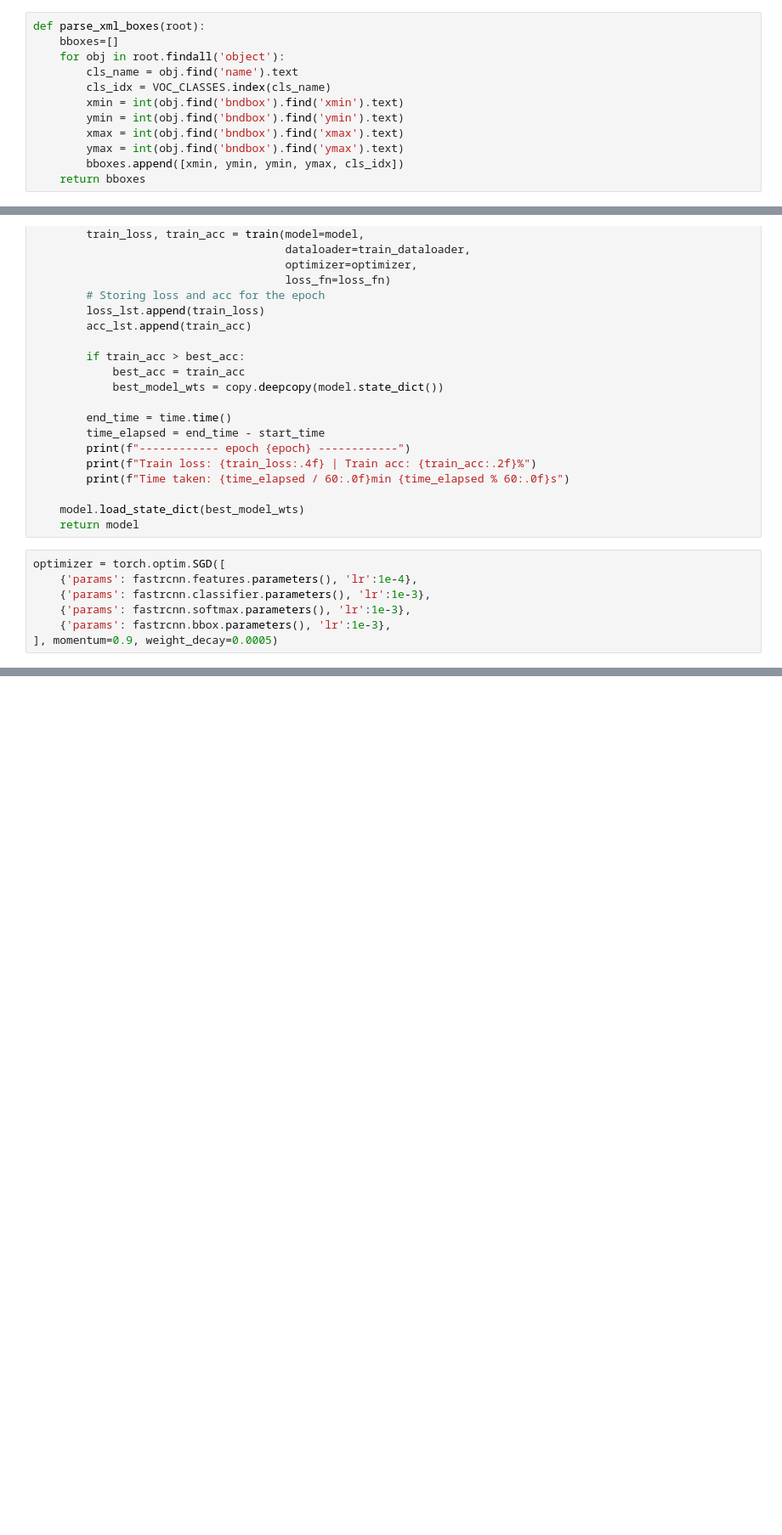
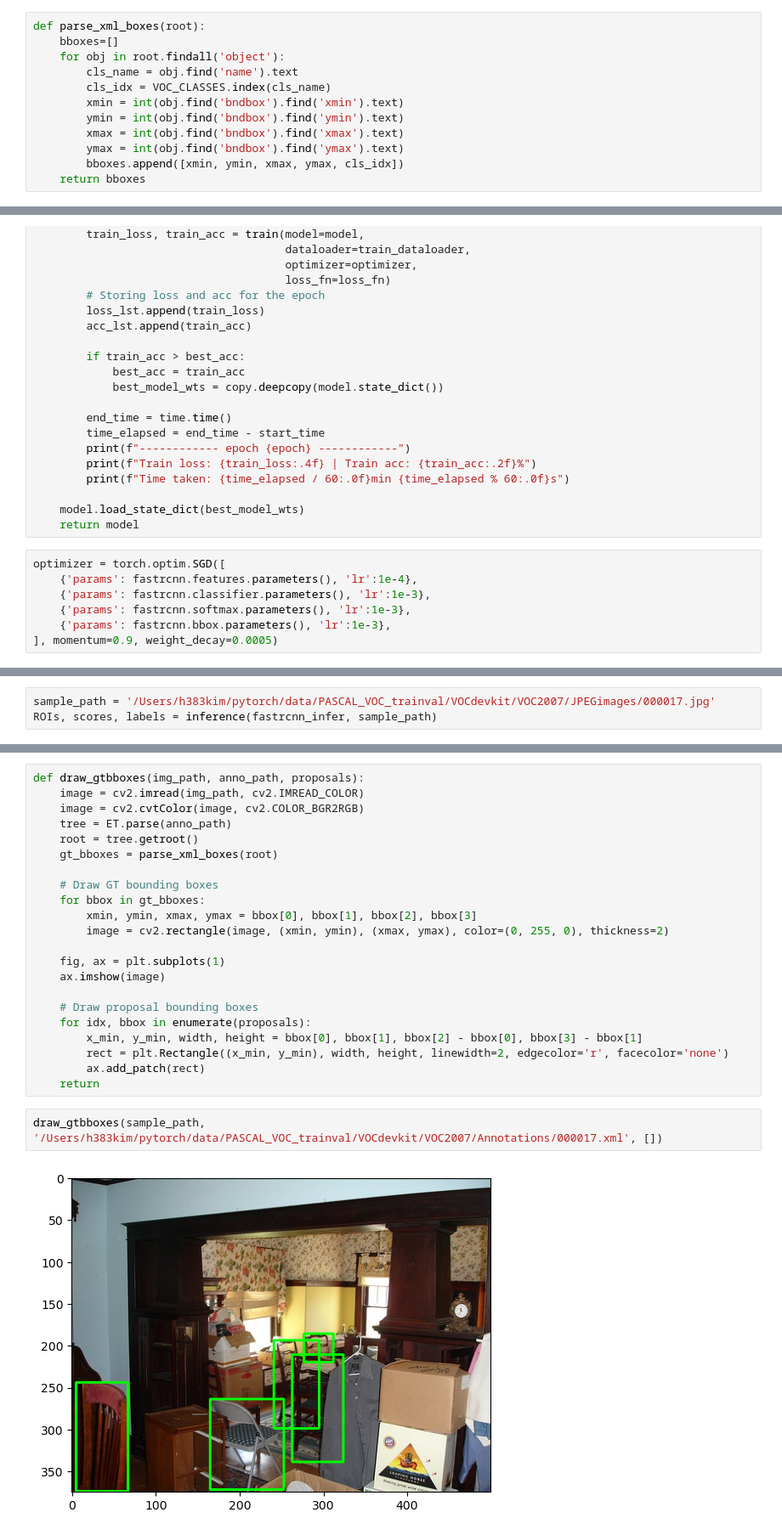
Before and after one commit to h383kim/Fast-R-CNN, a Jupyter notebook: Fast R-CNN.ipynb, the cells around one changed output, grey strips where cells are left out. Shown at 85% size. Cells and saved outputs as stored; diff of their text form; blank space fills up the shorter version.

Commit message:
Training fix(parse_xml_boxes typo) + Inference Initial

```diff
--- a/Fast R-CNN.ipynb
+++ b/Fast R-CNN.ipynb
@@ -115,7 +115,7 @@ def parse_xml_boxes(root):
         ymin = int(obj.find('bndbox').find('ymin').text)
         xmax = int(obj.find('bndbox').find('xmax').text)
         ymax = int(obj.find('bndbox').find('ymax').text)
-        bboxes.append([xmin, ymin, ymin, ymax, cls_idx])
+        bboxes.append([xmin, ymin, xmax, ymax, cls_idx])
     return bboxes
 # %%
 def compute_iou(boxA, boxB):
@@ -500,0 +656,3 @@ plt.title("Train Accuracy Graph")
+# %%
+sample_path = '/Users/h383kim/pytorch/data/PASCAL_VOC_trainval/VOCdevkit/VOC2007/JPEGimages/000017.jpg'
+ROIs, scores, labels = inference(fastrcnn_infer, sample_path)
@@ -500,0 +664,26 @@ plt.title("Train Accuracy Graph")
+# %%
+def draw_gtbboxes(img_path, anno_path, proposals):
+    image = cv2.imread(img_path, cv2.IMREAD_COLOR)
+    image = cv2.cvtColor(image, cv2.COLOR_BGR2RGB)
+    tree = ET.parse(anno_path)
+    root = tree.getroot()
+    gt_bboxes = parse_xml_boxes(root)
+
+    # Draw GT bounding boxes
+    for bbox in gt_bboxes:
+        xmin, ymin, xmax, ymax = bbox[0], bbox[1], bbox[2], bbox[3]
+        image = cv2.rectangle(image, (xmin, ymin), (xmax, ymax), color=(0, 255, 0), thickness=2)
+
+    fig, ax = plt.subplots(1)
+    ax.imshow(image)
+
+    # Draw proposal bounding boxes
+    for idx, bbox in enumerate(proposals):
+        x_min, y_min, width, height = bbox[0], bbox[1], bbox[2] - bbox[0], bbox[3] - bbox[1]
+        rect = plt.Rectangle((x_min, y_min), width, height, linewidth=2, edgecolor='r', facecolor='none')
+        ax.add_patch(rect)
+    return
+# %%
+draw_gtbboxes(sample_path, '/Users/h383kim/pytorch/data/PASCAL_VOC_trainval/VOCdevkit/VOC2007/Annotations/000017.xml', [])
+# %% [output]
+[figure, added]
```
Also changed, not shown: parts of 18 cells of this notebook, 1 other file.
